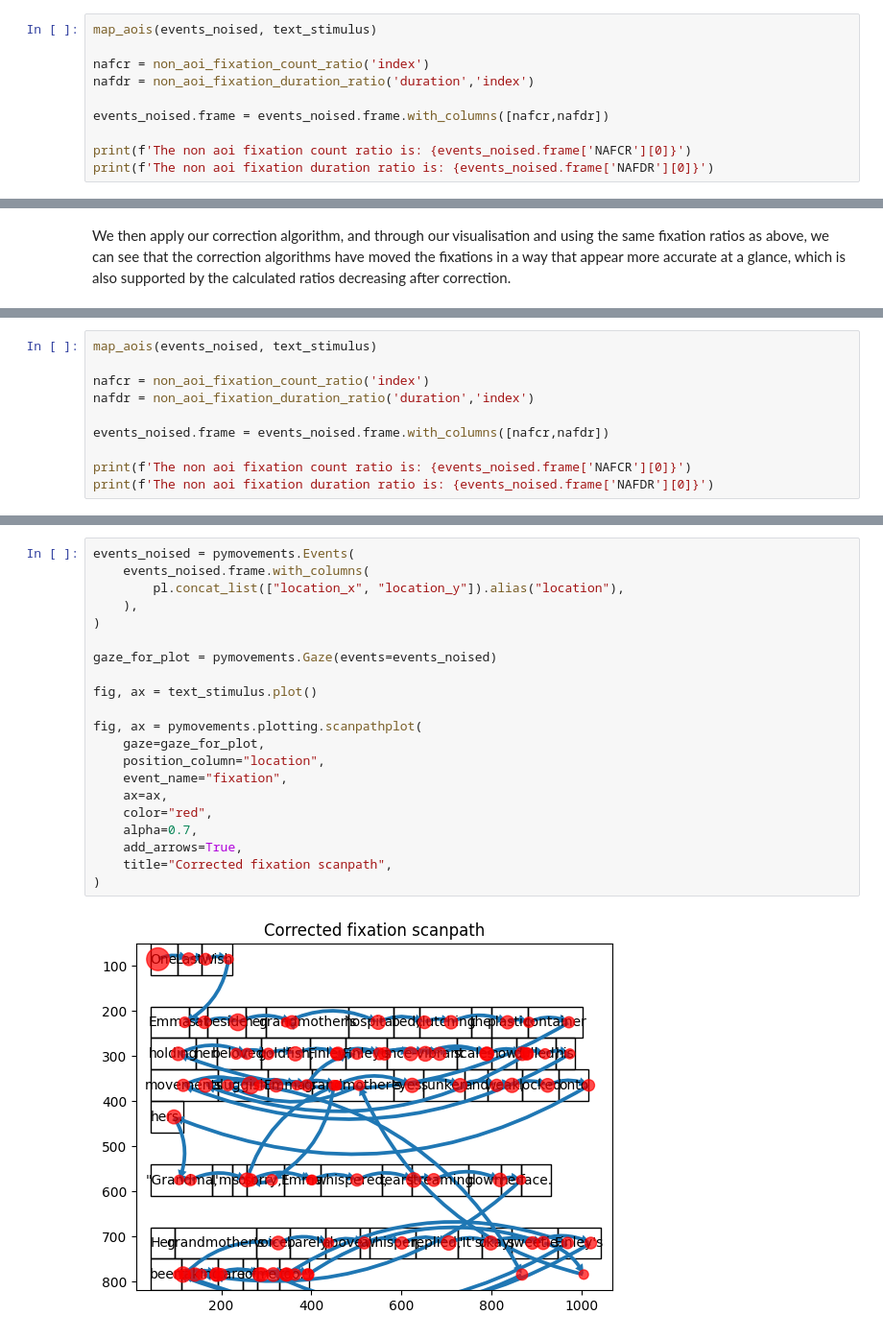
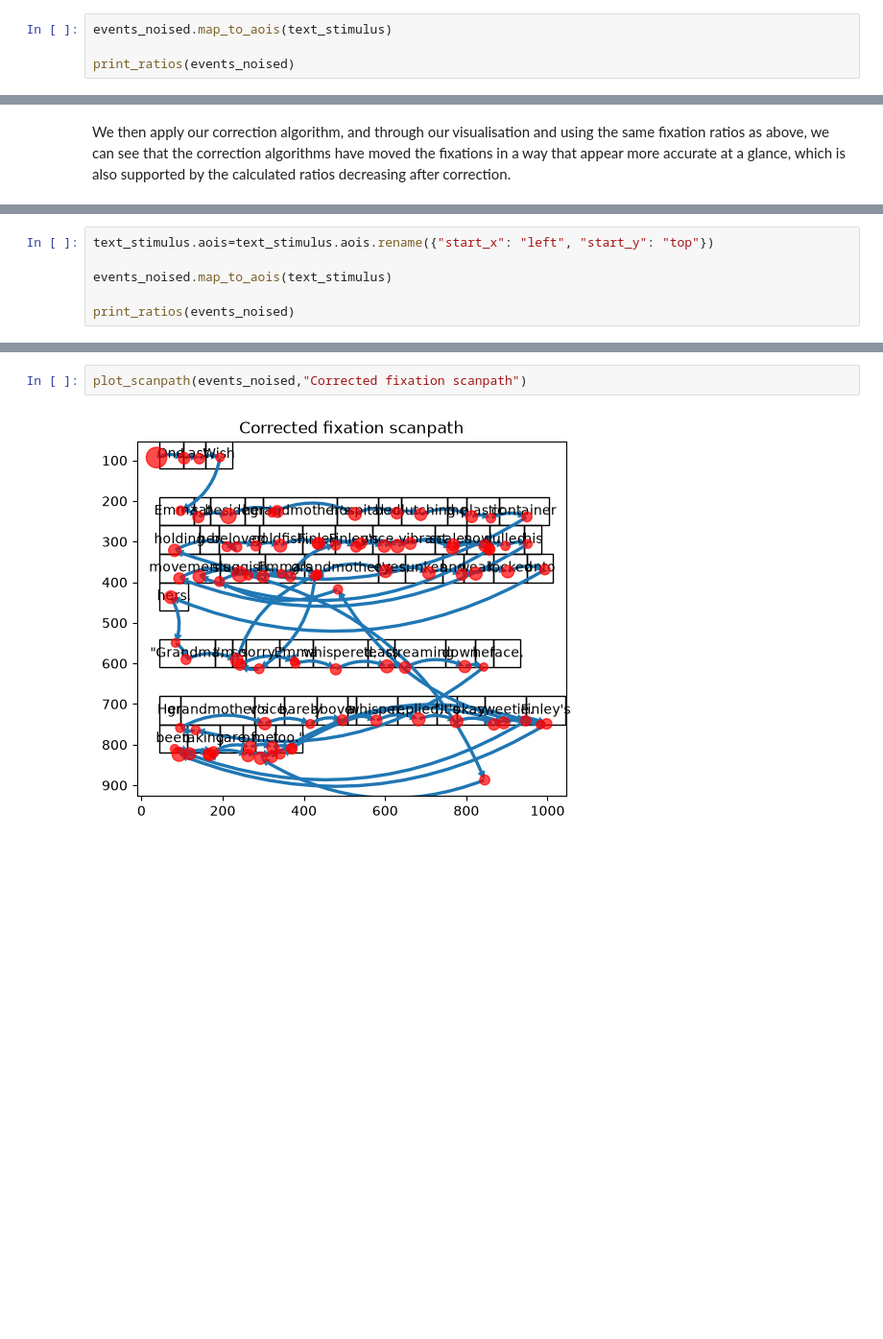
Before and after one commit to pymovements/pymovements, a Jupyter notebook: docs/source/tutorials/fixation-drift-correction.ipynb, the cells around one changed output, grey strips where cells are left out. Shown at 96% size. Cells and saved outputs as stored; diff of their text form; blank space fills up the shorter version.

```diff
--- a/docs/source/tutorials/fixation-drift-correction.ipynb
+++ b/docs/source/tutorials/fixation-drift-correction.ipynb
@@ -358,13 +315,7 @@ shape: (1, 2)
 # %% [markdown]
 Using the earlier functions again, we plot and compute the impact that the added noise has caused, showing a significant shift in the number of fixations outside of any aois.
 # %%
-map_aois(events_noised, text_stimulus)
+events_noised.map_to_aois(text_stimulus)
 
-nafcr = non_aoi_fixation_count_ratio('index')
-nafdr = non_aoi_fixation_duration_ratio('duration','index')
-
-events_noised.frame = events_noised.frame.with_columns([nafcr,nafdr])
-
-print(f'The non aoi fixation count ratio is: {events_noised.frame['NAFCR'][0]}')
-print(f'The non aoi fixation duration ratio is: {events_noised.frame['NAFDR'][0]}')
+print_ratios(events_noised)
 # %% [output]
@@ -403,12 +353,8 @@ events_noised.correct_fixations(
 # %%
-map_aois(events_noised, text_stimulus)
+text_stimulus.aois=text_stimulus.aois.rename({"start_x": "left", "start_y": "top"})
 
-nafcr = non_aoi_fixation_count_ratio('index')
-nafdr = non_aoi_fixation_duration_ratio('duration','index')
+events_noised.map_to_aois(text_stimulus)
 
-events_noised.frame = events_noised.frame.with_columns([nafcr,nafdr])
-
-print(f'The non aoi fixation count ratio is: {events_noised.frame['NAFCR'][0]}')
-print(f'The non aoi fixation duration ratio is: {events_noised.frame['NAFDR'][0]}')
+print_ratios(events_noised)
 # %% [output]
 The non aoi fixation count ratio is: 0.031914893617021274
@@ -416,23 +362,4 @@ The non aoi fixation duration ratio is: 0.023996808025535797
 # %%
-events_noised = pymovements.Events(
-    events_noised.frame.with_columns(
-        pl.concat_list(["location_x", "location_y"]).alias("location"),
-    ),
-)
-
-gaze_for_plot = pymovements.Gaze(events=events_noised)
-
-fig, ax = text_stimulus.plot()
-
-fig, ax = pymovements.plotting.scanpathplot(
-    gaze=gaze_for_plot,
-    position_column="location",
-    event_name="fixation",
-    ax=ax,
-    color="red",
-    alpha=0.7,
-    add_arrows=True,
-    title="Corrected fixation scanpath",
-)
+plot_scanpath(events_noised,"Corrected fixation scanpath")
 # %% [output]
-[figure, old version]
+[figure, new version]
```
Also changed, not shown: parts of 29 cells of this notebook, 1 other file.
